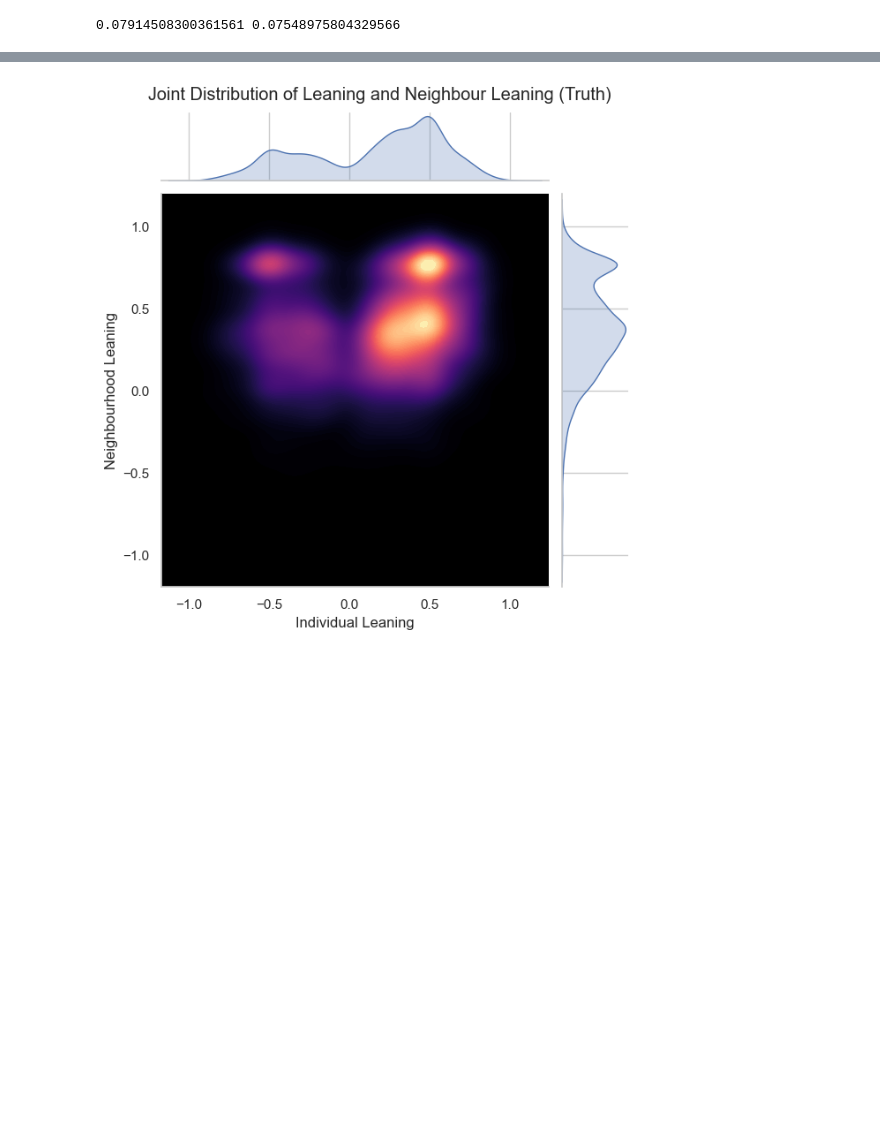
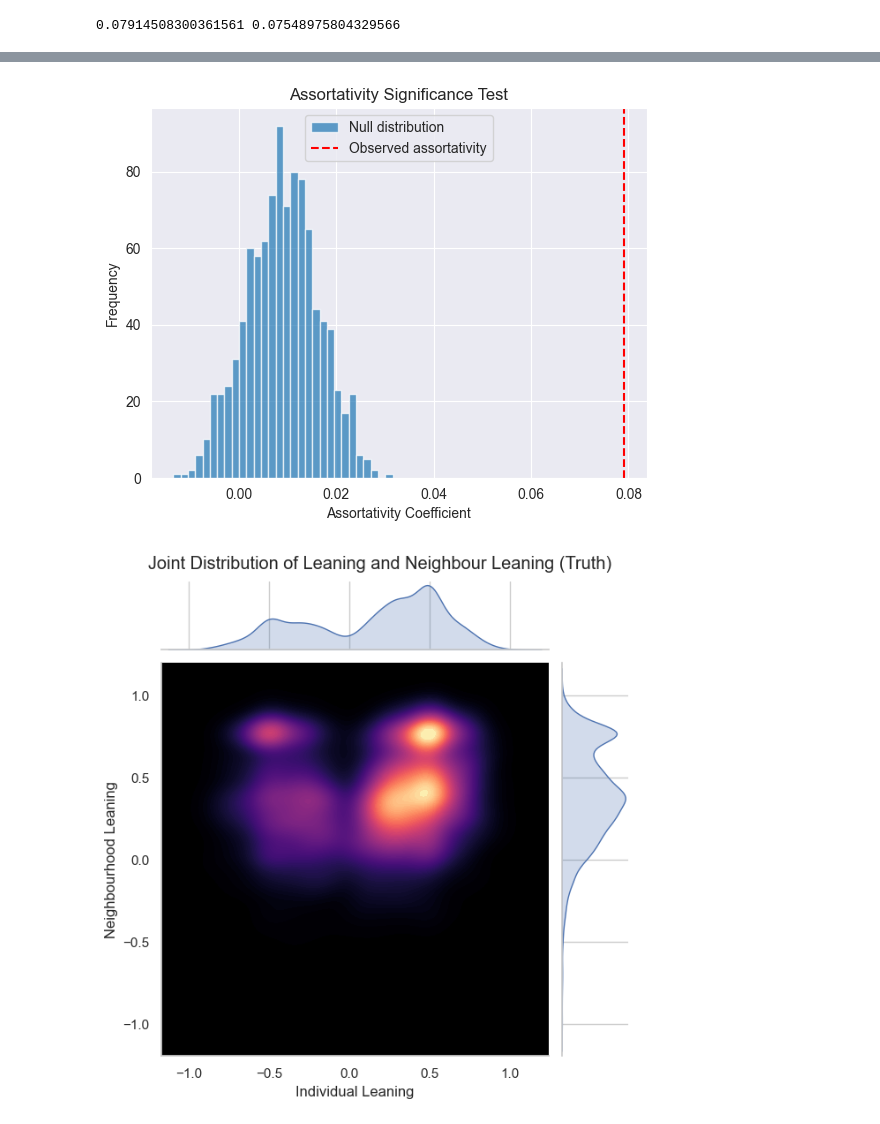
Before and after one commit to Filippo-Corti/SocialMediaMining, a Jupyter notebook: Project/notebooks/4.TruthvsBluesky.ipynb, the cells around one changed output, grey strips where cells are left out. Cells and saved outputs as stored; diff of their text form; code cells hidden in the pictures; blank space fills up the shorter version.

```diff
--- a/Project/notebooks/4.TruthvsBluesky.ipynb
+++ b/Project/notebooks/4.TruthvsBluesky.ipynb
@@ -362,3 +391,13 @@ Truth_G.nodes()
+# %%
+plt.hist(null_distribution, bins=30, alpha=0.7, label='Null distribution')
+plt.axvline(truth_assort, color='red', linestyle='dashed', label='Observed assortativity')
+plt.xlabel('Assortativity Coefficient')
+plt.ylabel('Frequency')
+plt.legend()
+plt.title('Assortativity Significance Test')
+plt.show()
+# %% [output]
+[figure, added]
 # %%
 # Neighbourhood Leaning
 
```
Also changed, not shown: parts of 5 cells of this notebook.
